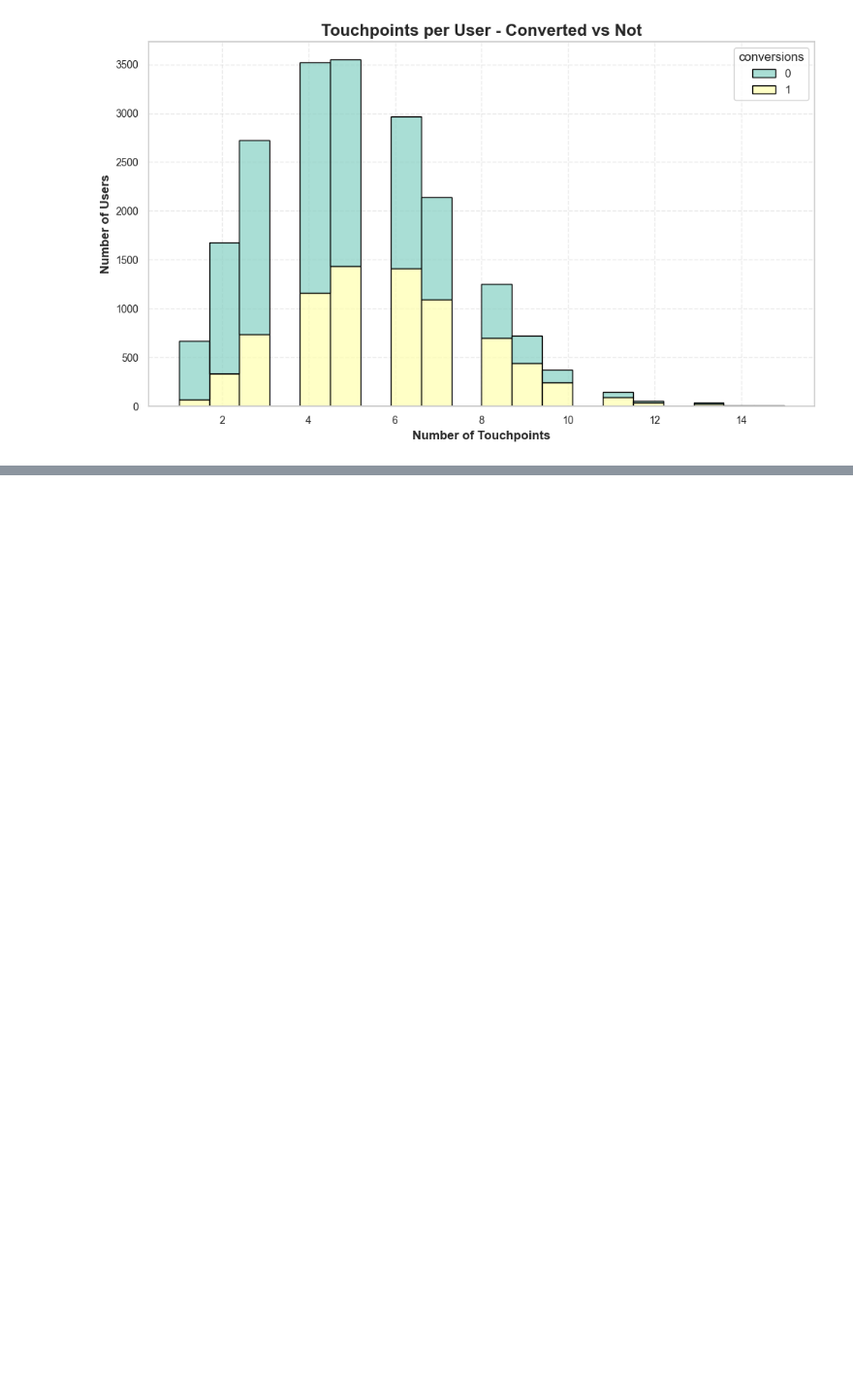
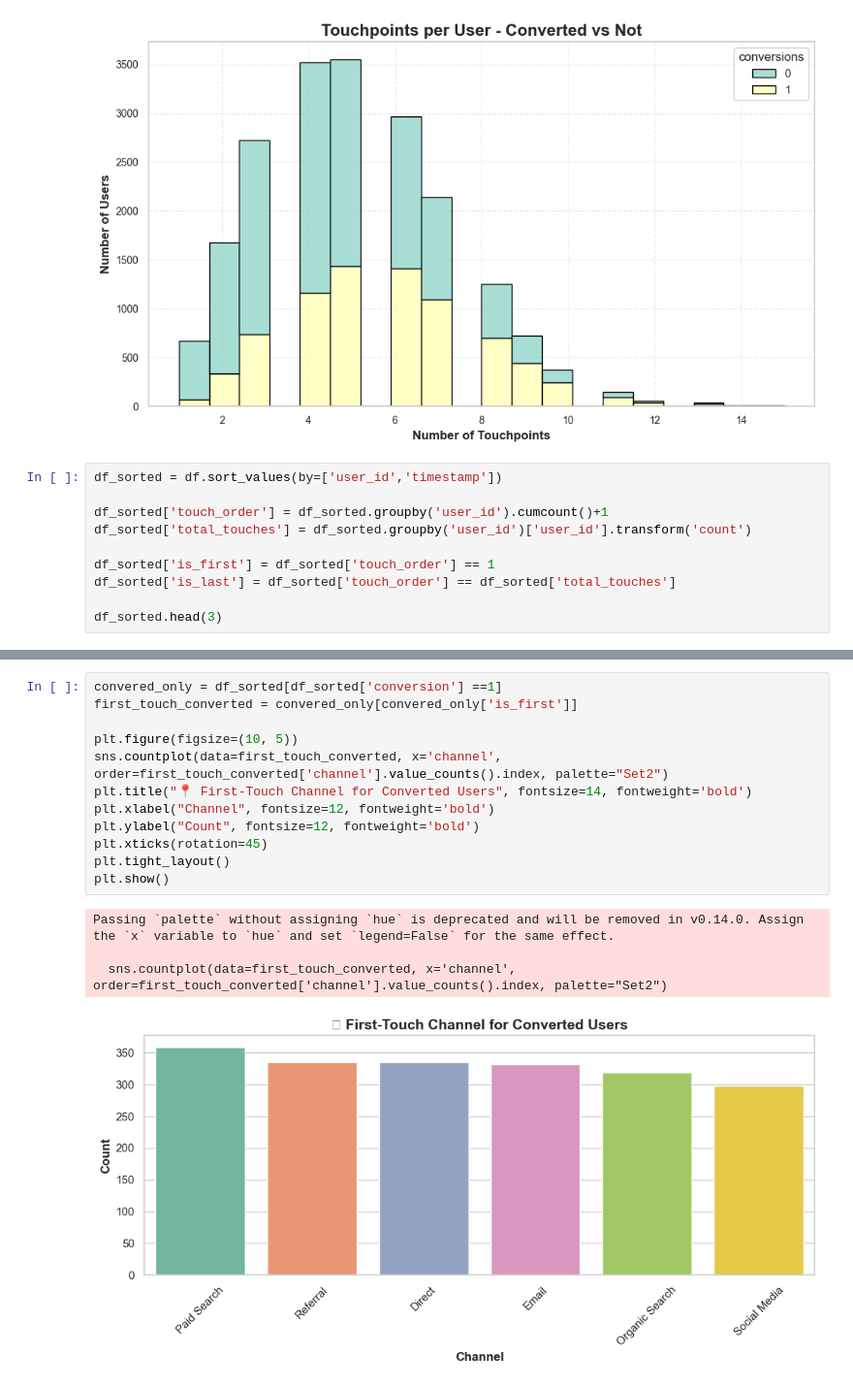
Before and after one commit to Luqmaan2000/marketing-analytics-performance-analyst, a Jupyter notebook: funnel_analysis.ipynb, the cells around one changed output, grey strips where cells are left out. Shown at 97% size. Saved outputs shown, nothing was run; the diff lists cells and outputs as text; blank space fills up the shorter version.

Commit message:
Attribution Analysis and Visualizations

```diff
--- a/funnel_analysis.ipynb
+++ b/funnel_analysis.ipynb
@@ -60,3 +60,13 @@ plt. tight_layout()
 plt.show()
 # %% [output]
 [figure]
+# %%
+df_sorted = df.sort_values(by=['user_id','timestamp'])
+
+df_sorted['touch_order'] = df_sorted.groupby('user_id').cumcount()+1
+df_sorted['total_touches'] = df_sorted.groupby('user_id')['user_id'].transform('count')
+
+df_sorted['is_first'] = df_sorted['touch_order'] == 1
+df_sorted['is_last'] = df_sorted['touch_order'] == df_sorted['total_touches']
+
+df_sorted.head(3)
@@ -62,0 +78,17 @@ plt.show()
+# %%
+convered_only = df_sorted[df_sorted['conversion'] ==1]
+first_touch_converted = convered_only[convered_only['is_first']]
+
+plt.figure(figsize=(10, 5))
+sns.countplot(data=first_touch_converted, x='channel', order=first_touch_converted['channel'].value_counts().index, palette="Set2")
+plt.title("📍 First-Touch Channel for Converted Users", fontsize=14, fontweight='bold')
+plt.xlabel("Channel", fontsize=12, fontweight='bold')
+plt.ylabel("Count", fontsize=12, fontweight='bold')
+plt.xticks(rotation=45)
+plt.tight_layout()
+plt.show()
+# %% [output]
+Passing `palette` without assigning `hue` is deprecated and will be removed in v0.14.0. Assign the `x` variable to `hue` and set `legend=False` for the same effect.
+
+  sns.countplot(data=first_touch_converted, x='channel', order=first_touch_converted['channel'].value_counts().index, palette="Set2")
+[figure, added]
```
Also changed, not shown: parts of 8 cells of this notebook.
